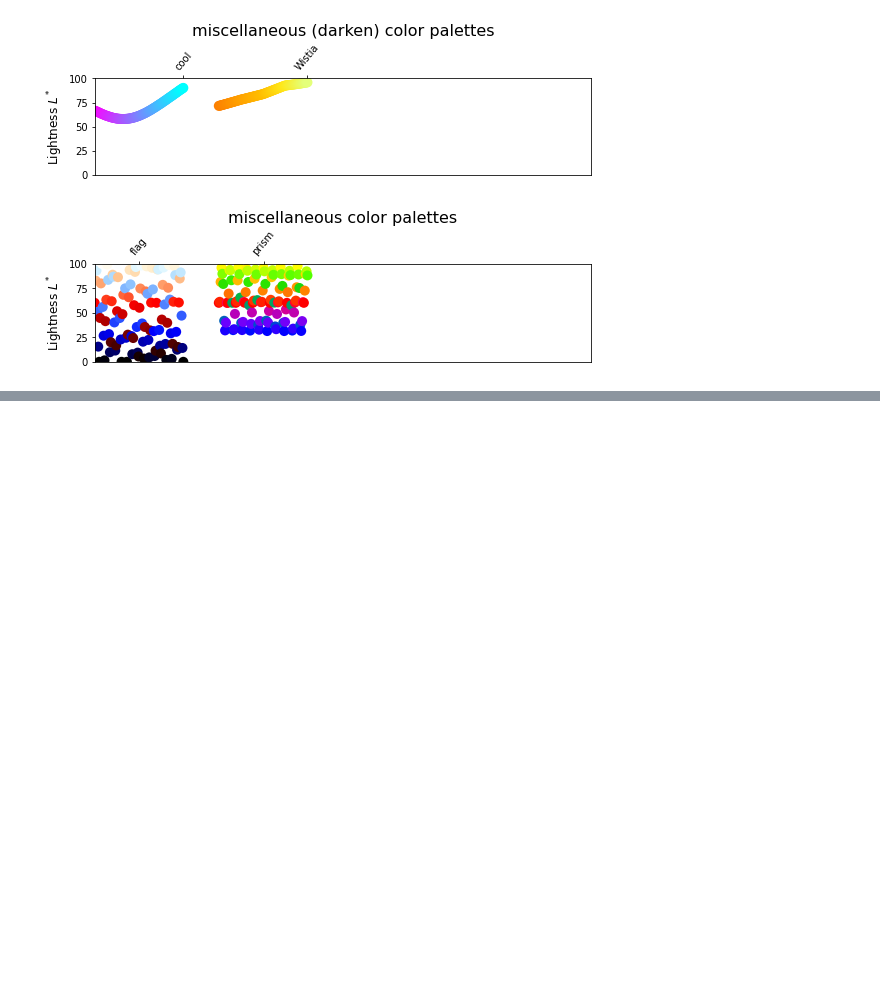
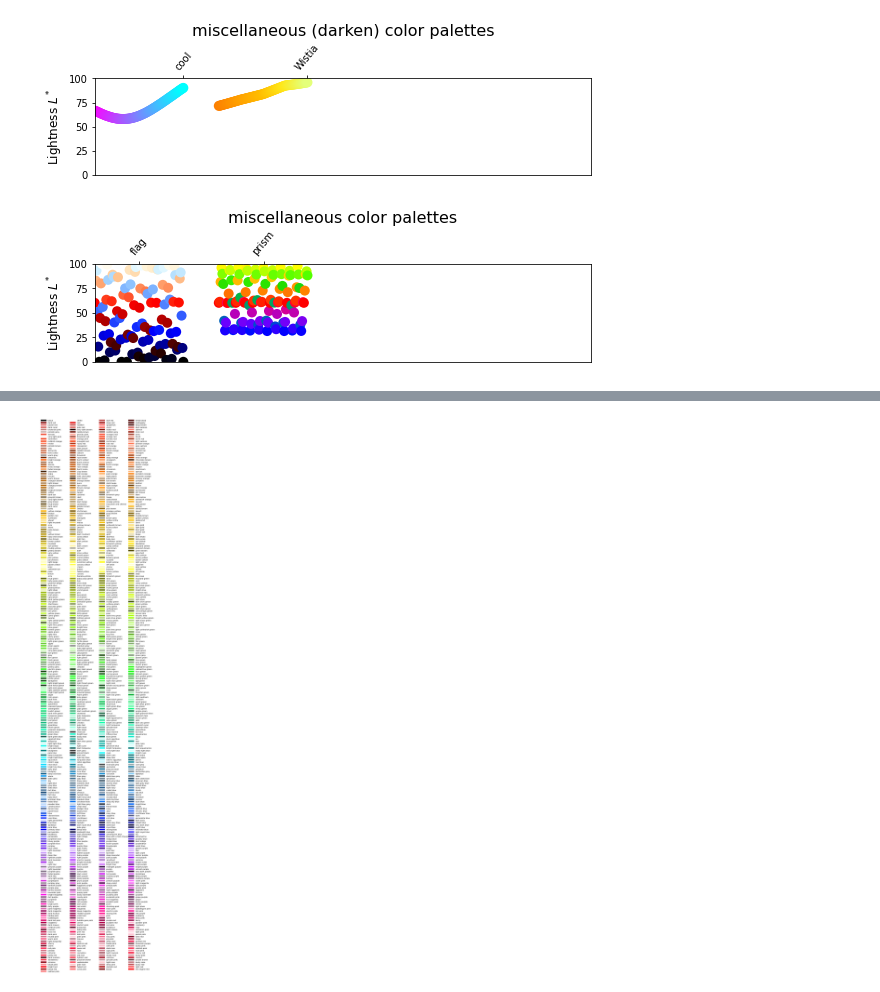
Before and after one commit to tetutaro/seaborn_color_palette, a Jupyter notebook: color_palette.ipynb, the cells around one changed output, grey strips where cells are left out. Drawn from its saved outputs; the diff is of its cells as text; code cells hidden in the pictures; blank space fills up the shorter version.

```diff
--- a/color_palette.ipynb
+++ b/color_palette.ipynb
@@ -713,0 +755,6 @@ interactive(children=(FloatSlider(value=220.0, description='h_neg', max=360.0),
+# %%
+from seaborn.colors import xkcd_rgb
+
+draw_colornames(colors=xkcd_rgb)
+# %% [output]
+[figure, added]
```
Also changed, not shown: parts of 66 cells of this notebook, 1 other file.
